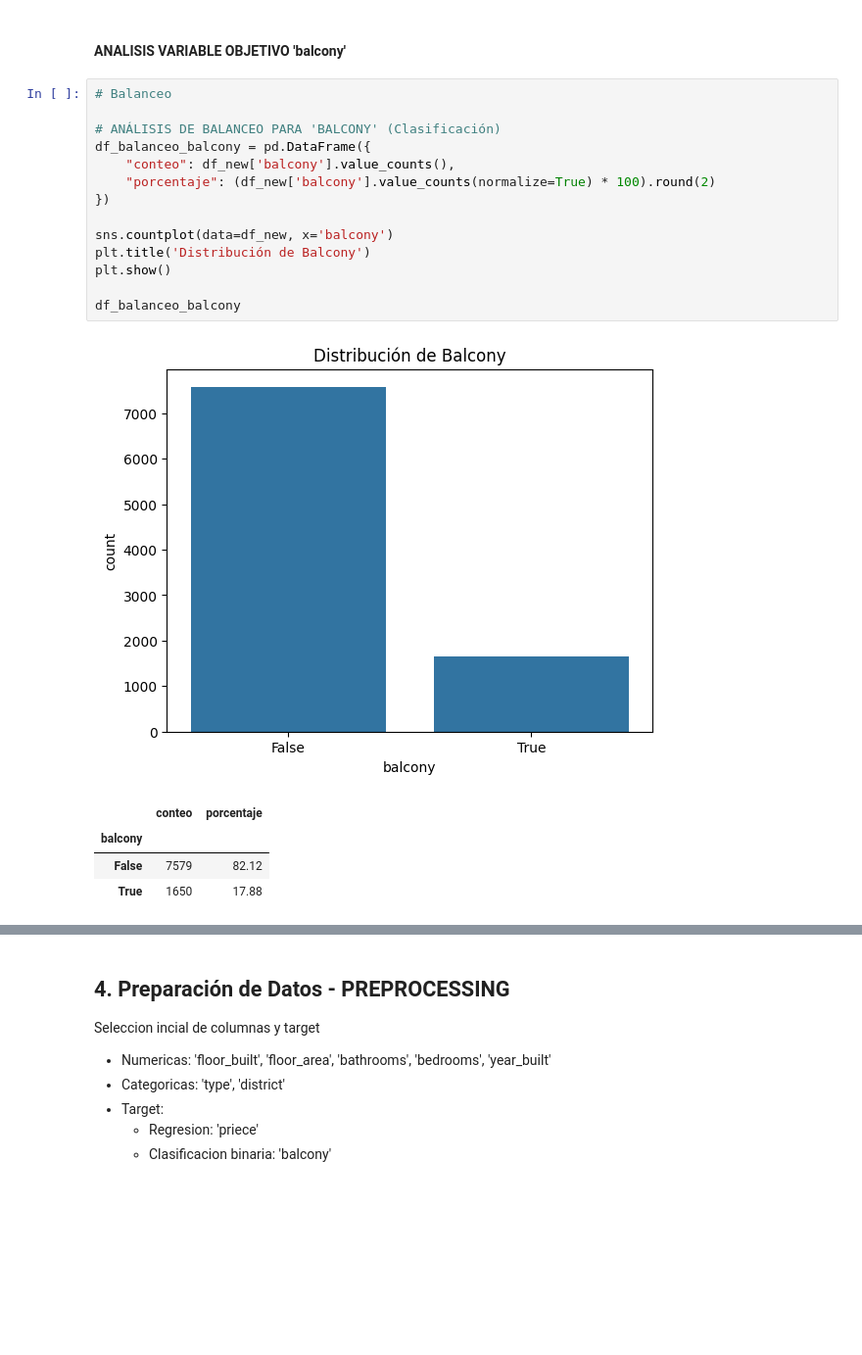
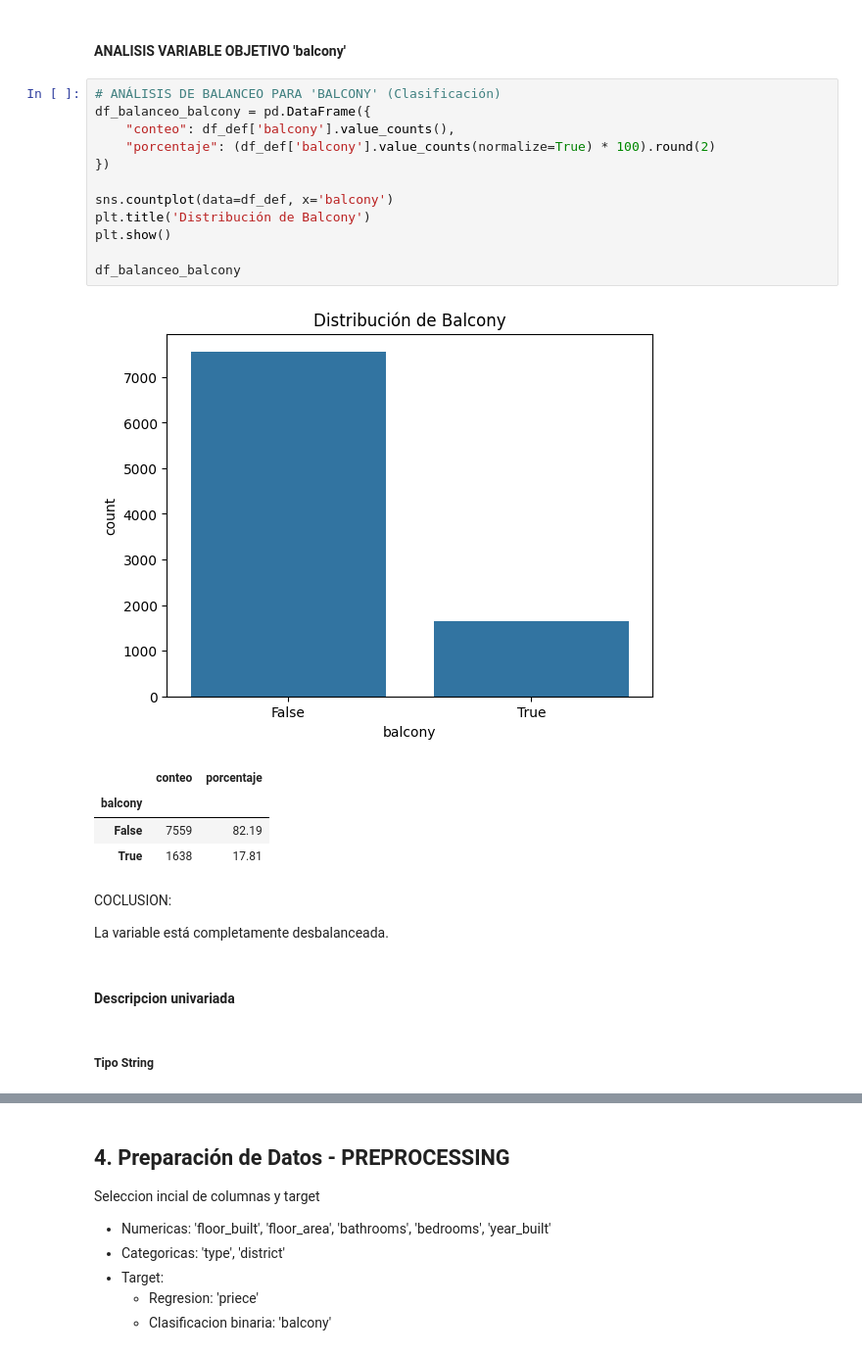
Before and after one commit to MarcoCasSir/LaboratorioDataScience, a Jupyter notebook: hito2/entrega2.ipynb, the cells around one changed output, grey strips where cells are left out. Shown at 98% size. Drawn from its saved outputs; the diff is of its cells as text; blank space fills up the shorter version.

```diff
--- a/hito2/entrega2.ipynb
+++ b/hito2/entrega2.ipynb
@@ -808,22 +809,28 @@ La categorizacion realizada proporciona buena informacion para el modelo, pero s
 # %% [markdown]
 #### ANALISIS VARIABLE OBJETIVO 'balcony'
 # %%
-# Balanceo
-
 # ANÁLISIS DE BALANCEO PARA 'BALCONY' (Clasificación)
 df_balanceo_balcony = pd.DataFrame({
-    "conteo": df_new['balcony'].value_counts(),
-    "porcentaje": (df_new['balcony'].value_counts(normalize=True) * 100).round(2)
+    "conteo": df_def['balcony'].value_counts(),
+    "porcentaje": (df_def['balcony'].value_counts(normalize=True) * 100).round(2)
 })
 
-sns.countplot(data=df_new, x='balcony')
+sns.countplot(data=df_def, x='balcony')
 plt.title('Distribución de Balcony')
 plt.show()
 
 df_balanceo_balcony
 # %% [output]
 [figure]
 |  | conteo | porcentaje |
 | balcony |  |  |
-| False | 7579 | 82.12 |
-| True | 1650 | 17.88 |
+| False | 7559 | 82.19 |
+| True | 1638 | 17.81 |
+# %% [markdown]
+COCLUSION:
+
+La variable está completamente desbalanceada.
+# %% [markdown]
+#### Descripcion univariada
+# %% [markdown]
+##### Tipo String
```
Also changed, not shown: parts of 32 cells of this notebook.
